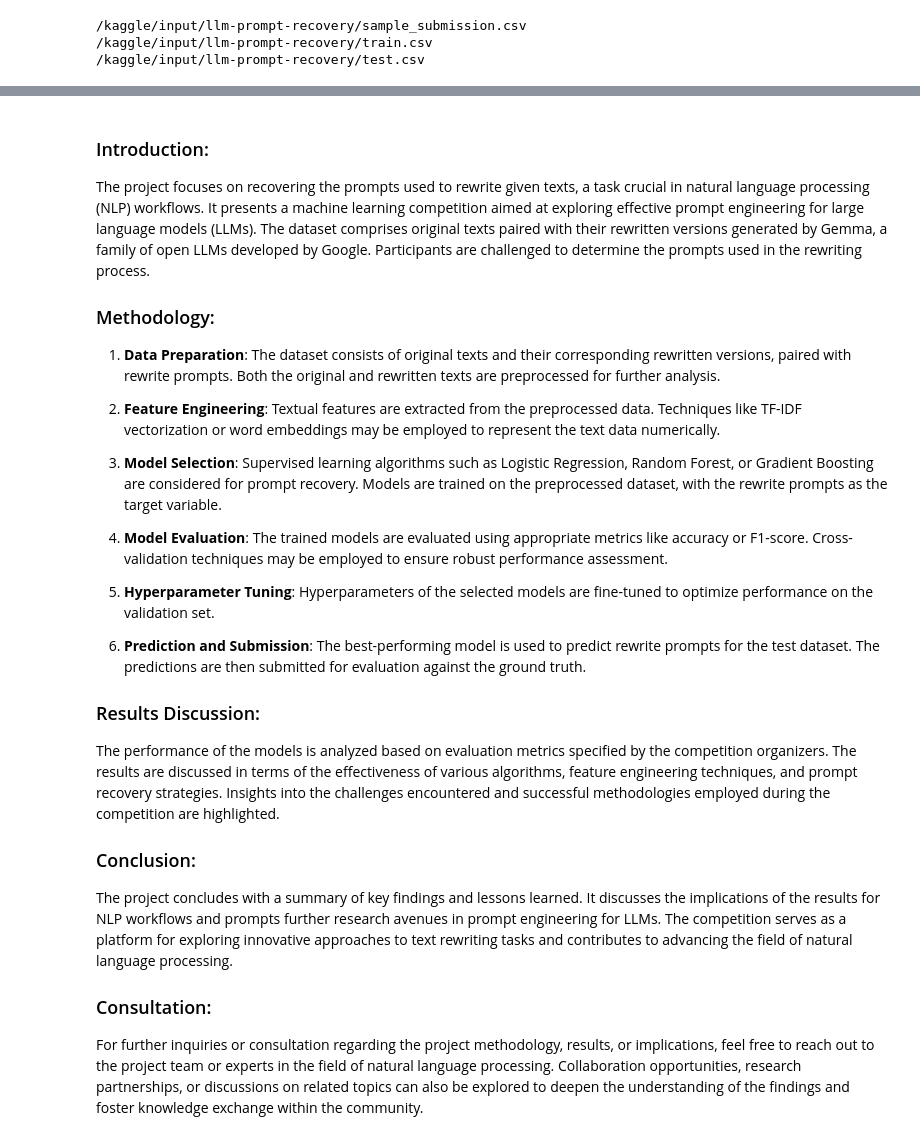
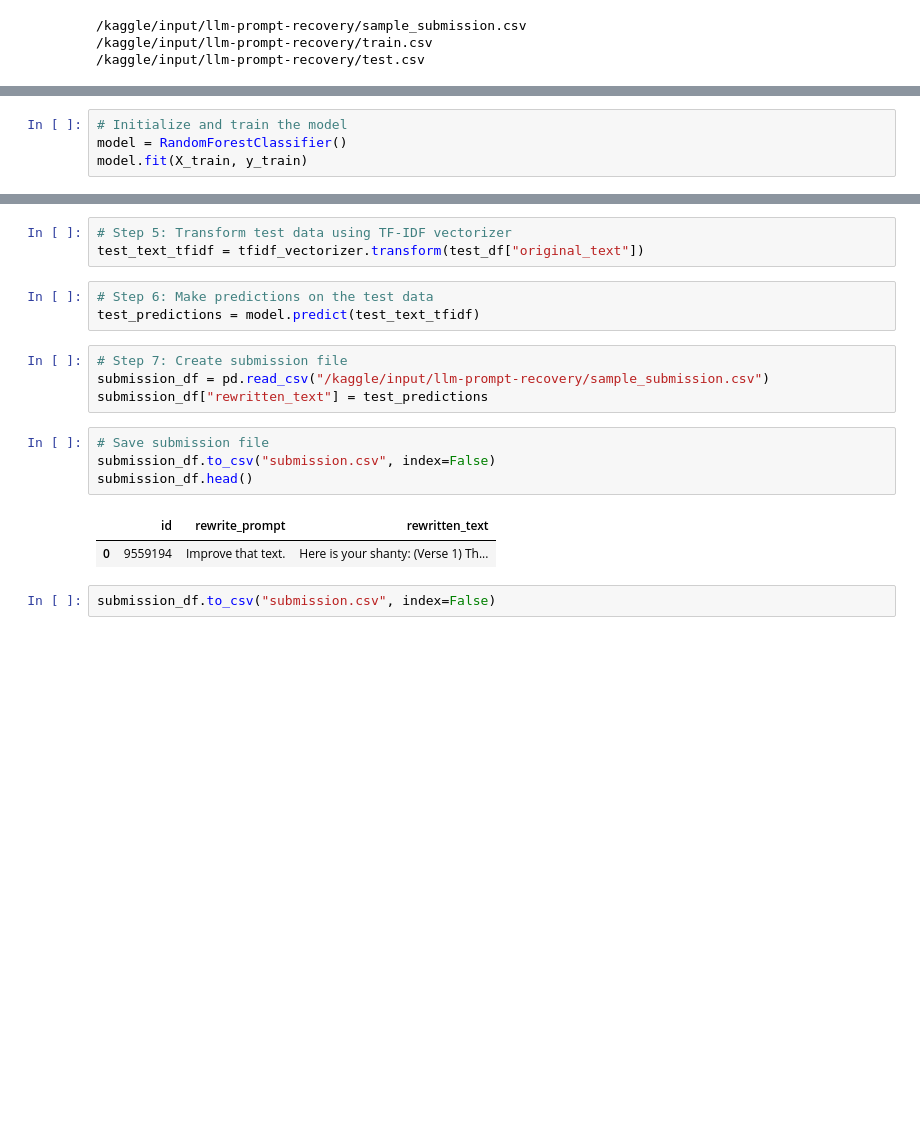
Before and after one commit to mdshadesh/Artificial-Intelligence-AI-and-Machine-Learning-ML-Deep-Learning-DL-Project, a Jupyter notebook: promptrecover-deciphering-llm-rewrites-for-text.ipynb, the cells around one changed output, grey strips where cells are left out. Cells and saved outputs as stored; diff of their text form; blank space fills up the shorter version.

```diff
--- a/promptrecover-deciphering-llm-rewrites-for-text.ipynb
+++ b/promptrecover-deciphering-llm-rewrites-for-text.ipynb
@@ -29,0 +45,4 @@ from sklearn.metrics import accuracy_score
+# %%
+# Initialize and train the model
+model = RandomForestClassifier()
+model.fit(X_train, y_train)
@@ -151,25 +66,19 @@ In summary, this project involves using supervised machine learning techniques t
-# %% [markdown]
-### Introduction:
-The project focuses on recovering the prompts used to rewrite given texts, a task crucial in natural language processing (NLP) workflows. It presents a machine learning competition aimed at exploring effective prompt engineering for large language models (LLMs). The dataset comprises original texts paired with their rewritten versions generated by Gemma, a family of open LLMs developed by Google. Participants are challenged to determine the prompts used in the rewriting process.
-
-### Methodology:
-1. **Data Preparation**: The dataset consists of original texts and their corresponding rewritten versions, paired with rewrite prompts. Both the original and rewritten texts are preprocessed for further analysis.
-
-2. **Feature Engineering**: Textual features are extracted from the preprocessed data. Techniques like TF-IDF vectorization or word embeddings may be employed to represent the text data numerically.
-
-3. **Model Selection**: Supervised learning algorithms such as Logistic Regression, Random Forest, or Gradient Boosting are considered for prompt recovery. Models are trained on the preprocessed dataset, with the rewrite prompts as the target variable.
-
-4. **Model Evaluation**: The trained models are evaluated using appropriate metrics like accuracy or F1-score. Cross-validation techniques may be employed to ensure robust performance assessment.
-
-5. **Hyperparameter Tuning**: Hyperparameters of the selected models are fine-tuned to optimize performance on the validation set.
-
-6. **Prediction and Submission**: The best-performing model is used to predict rewrite prompts for the test dataset. The predictions are then submitted for evaluation against the ground truth.
-
-### Results Discussion:
-The performance of the models is analyzed based on evaluation metrics specified by the competition organizers. The results are discussed in terms of the effectiveness of various algorithms, feature engineering techniques, and prompt recovery strategies. Insights into the challenges encountered and successful methodologies employed during the competition are highlighted.
-
-### Conclusion:
-The project concludes with a summary of key findings and lessons learned. It discusses the implications of the results for NLP workflows and prompts further research avenues in prompt engineering for LLMs. The competition serves as a platform for exploring innovative approaches to text rewriting tasks and contributes to advancing the field of natural language processing.
-
-### Consultation:
-For further inquiries or consultation regarding the project methodology, results, or implications, feel free to reach out to the project team or experts in the field of natural language processing. Collaboration opportunities, research partnerships, or discussions on related topics can also be explored to deepen the understanding of the findings and foster knowledge exchange within the community.
+# %%
+# Step 5: Transform test data using TF-IDF vectorizer
+test_text_tfidf = tfidf_vectorizer.transform(test_df["original_text"])
+# %%
+# Step 6: Make predictions on the test data
+test_predictions = model.predict(test_text_tfidf)
+# %%
+# Step 7: Create submission file
+submission_df = pd.read_csv("/kaggle/input/llm-prompt-recovery/sample_submission.csv")
+submission_df["rewritten_text"] = test_predictions
+# %%
+# Save submission file
+submission_df.to_csv("submission.csv", index=False)
+submission_df.head()
+# %% [output]
+|  | id | rewrite_prompt | rewritten_text |
+| 0 | 9559194 | Improve that text. | Here is your shanty: (Verse 1) Th... |
+# %%
+submission_df.to_csv("submission.csv", index=False)
```
Also changed, not shown: parts of 17 cells of this notebook, 3 other files.
